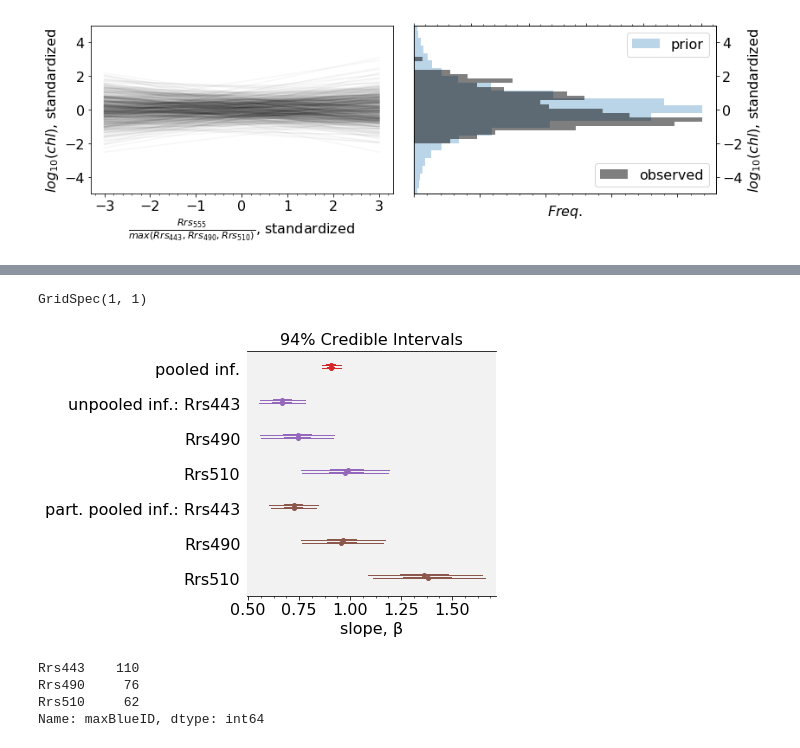
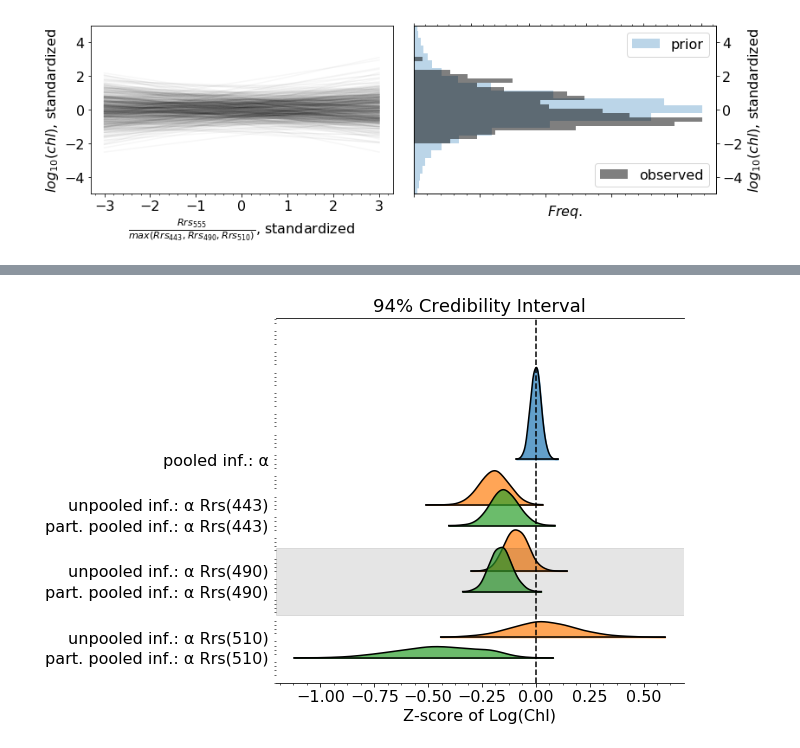
Before and after one commit to madHatter106/IOCS_BUSAN_2019, a Jupyter notebook: BUSAN2019.ipynb, the cells around one changed output, grey strips where cells are left out. Saved outputs shown, nothing was run; the diff lists cells and outputs as text; code cells hidden in the pictures.

```diff
--- a/BUSAN2019.ipynb
+++ b/BUSAN2019.ipynb
@@ -771,20 +729,25 @@ GridSpec(1, 1)
-# %%
-pm.forestplot(trace=[trace_pooled_informative,
-                     trace_unpooled_informative,
-                     trace_partially_pooled_informative],
-              alpha=0.06, xtitle='slope, β',
-              #models=['pooled inf.', 'unpooled inf.', 'part. pooled inf.'],
-              varnames=['β'], rhat=False, colors=['C3', 'C4', 'C5'],
-             ylabels=['pooled inf.', 'unpooled inf.: Rrs443', 'Rrs490', 'Rrs510',
-                      'part. pooled inf.: Rrs443', 'Rrs490', 'Rrs510'],
-         )
-# %% [output]
-GridSpec(1, 1)
-[figure, removed]
-# %%
-X_train_s.maxBlueID.value_counts()
-# %% [output]
-Rrs443    110
-Rrs490     76
-Rrs510     62
-Name: maxBlueID, dtype: int64
+# %%
+f, axs = ar.plot_forest([trace_pooled_informative,
+                         trace_unpooled_informative,
+                         trace_partially_pooled_informative],
+                        model_names= ['pooled inf.', 'unpooled inf.', 'part. pooled inf.'],
+                        var_names=['α'], combined=True,
+                        kind='ridgeplot', ridgeplot_overlap=5, ridgeplot_alpha=0.7,
+                        colors=['C0', 'C1', 'C2'], figsize=(9,6))
+new_labels = []
+for txt in ax.yaxis.get_ticklabels():
+    st = txt.get_text()
+    if 'α 2' in st:
+        st = st.replace('2', 'Rrs(510)')
+    elif 'α 1' in st:
+        st = st.replace('1', 'Rrs(490)')
+    elif 'α 0' in st:
+        st = st.replace('0', 'Rrs(443)')
+    new_labels.append(st)
+axs[0].yaxis.set_ticklabels(new_labels)
+axs[0].axvline(ls='--', color='k')
+axs[0].set_title('94% Credibility Interval')
+axs[0].set_xlabel('Z-score of Log(Chl)')
+f.savefig('./resources/forest_intercept.png', dpi=300);
+# %% [output]
+[figure, added]
```
Also changed, not shown: parts of 35 cells of this notebook, 10 other files.
